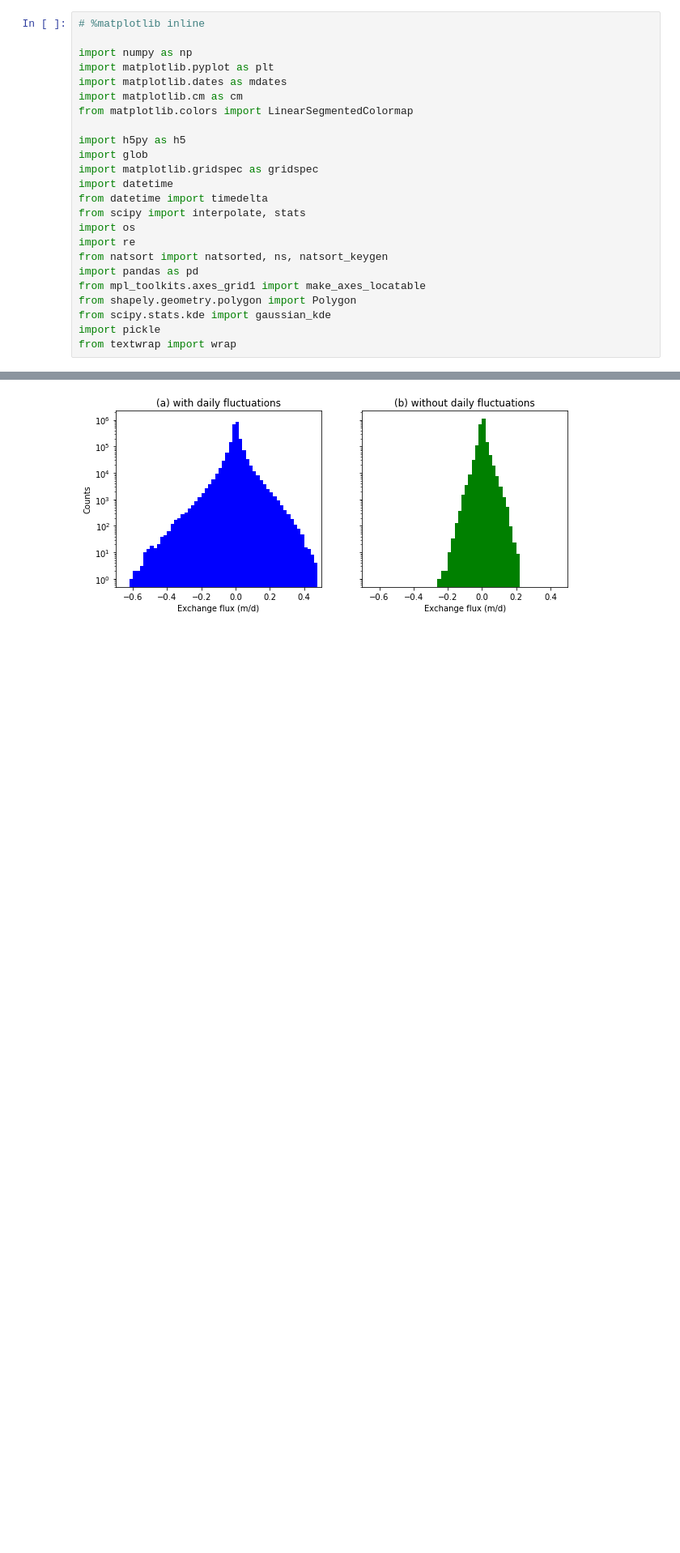
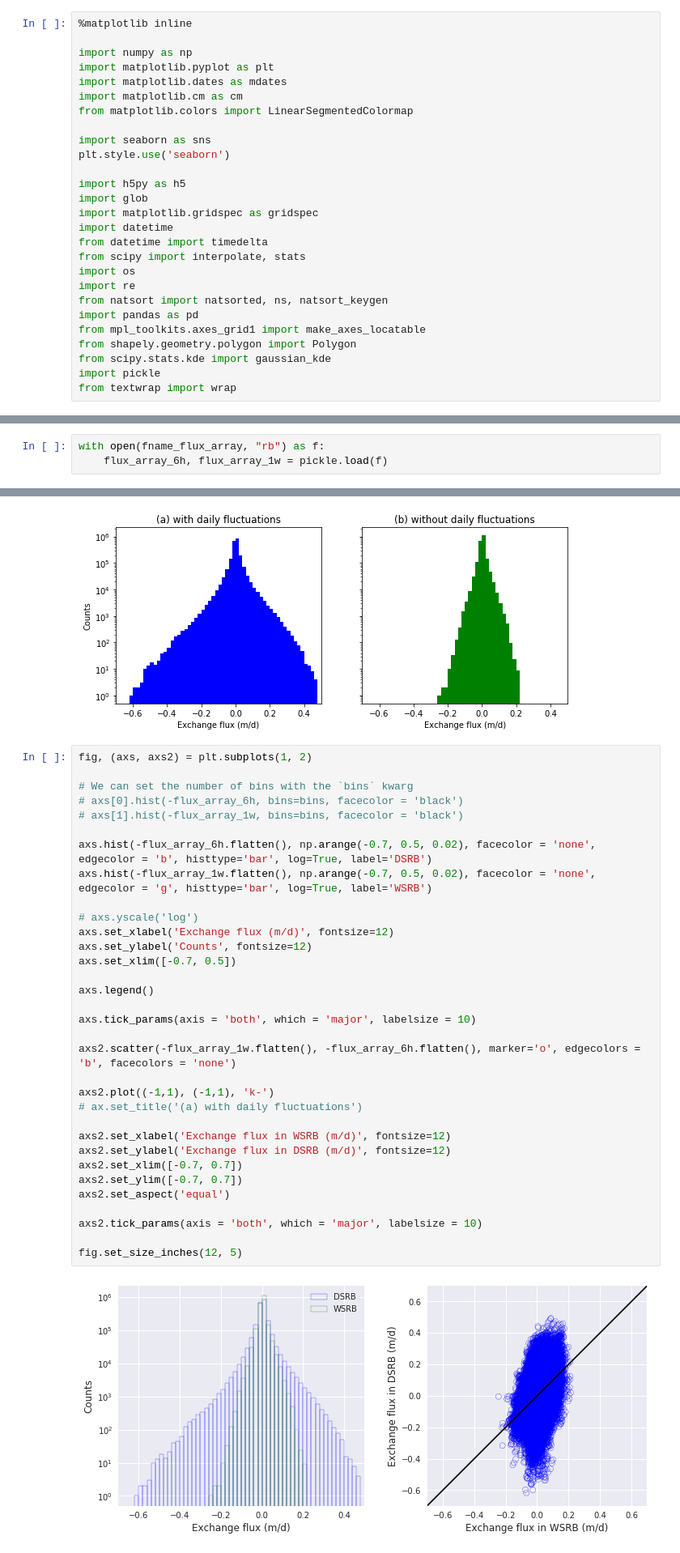
Before and after one commit to pinshuai/HFR-flow, a Jupyter notebook: NERSC-plot_flux_from_massBalance.ipynb, the cells around one changed output, grey strips where cells are left out. Shown at 81% size. Cells and saved outputs as stored; diff of their text form; blank space fills up the shorter version.

Commit message:
add multi regression, update hist plots

```diff
--- a/NERSC-plot_flux_from_massBalance.ipynb
+++ b/NERSC-plot_flux_from_massBalance.ipynb
@@ -6,13 +6,16 @@ sys.version
 # %% [output]
 '3.6.1 |Anaconda custom (64-bit)| (default, May 11 2017, 13:09:58) \n[GCC 4.4.7 20120313 (Red Hat 4.4.7-1)]'
 # %%
-# %matplotlib inline
+%matplotlib inline
 
 import numpy as np
 import matplotlib.pyplot as plt
 import matplotlib.dates as mdates
 import matplotlib.cm as cm
 from matplotlib.colors import LinearSegmentedColormap
+
+import seaborn as sns
+plt.style.use('seaborn')
 
 import h5py as h5
 import glob
@@ -663,6 +666,9 @@ flux_array_1w = flux_array
 # %%
 with open(fname_flux_array, "wb") as f:
     pickle.dump((flux_array_6h, flux_array_1w), f)
+# %%
+with open(fname_flux_array, "rb") as f:
+    flux_array_6h, flux_array_1w = pickle.load(f)
 # %% [markdown]
 ### use abs flux
 # %%
@@ -862,4 +868,39 @@ axs[1].set_xlim([-0.7, 0.5])
 fig.set_size_inches(10, 4)
 # %% [output]
 [figure]
+# %%
+fig, (axs, axs2) = plt.subplots(1, 2)
+
+# We can set the number of bins with the `bins` kwarg
+# axs[0].hist(-flux_array_6h, bins=bins, facecolor = 'black')
+# axs[1].hist(-flux_array_1w, bins=bins, facecolor = 'black')
+
+axs.hist(-flux_array_6h.flatten(), np.arange(-0.7, 0.5, 0.02), facecolor = 'none', edgecolor = 'b', histtype='bar', log=True, label='DSRB')
+axs.hist(-flux_array_1w.flatten(), np.arange(-0.7, 0.5, 0.02), facecolor = 'none', edgecolor = 'g', histtype='bar', log=True, label='WSRB')
+
+# axs.yscale('log')
+axs.set_xlabel('Exchange flux (m/d)', fontsize=12)
+axs.set_ylabel('Counts', fontsize=12)
+axs.set_xlim([-0.7, 0.5])
+
+axs.legend()
+
+axs.tick_params(axis = 'both', which = 'major', labelsize = 10)
+
+axs2.scatter(-flux_array_1w.flatten(), -flux_array_6h.flatten(), marker='o', edgecolors = 'b', facecolors = 'none')
+
+axs2.plot((-1,1), (-1,1), 'k-')
+# ax.set_title('(a) with daily fluctuations')
+
+axs2.set_xlabel('Exchange flux in WSRB (m/d)', fontsize=12)
+axs2.set_ylabel('Exchange flux in DSRB (m/d)', fontsize=12)
+axs2.set_xlim([-0.7, 0.7])
+axs2.set_ylim([-0.7, 0.7])
+axs2.set_aspect('equal')
+
+axs2.tick_params(axis = 'both', which = 'major', labelsize = 10)
+
+fig.set_size_inches(12, 5)
+# %% [output]
+[figure, added]
 # %%
```
Also changed, not shown: parts of 9 cells of this notebook, 3 other files.
